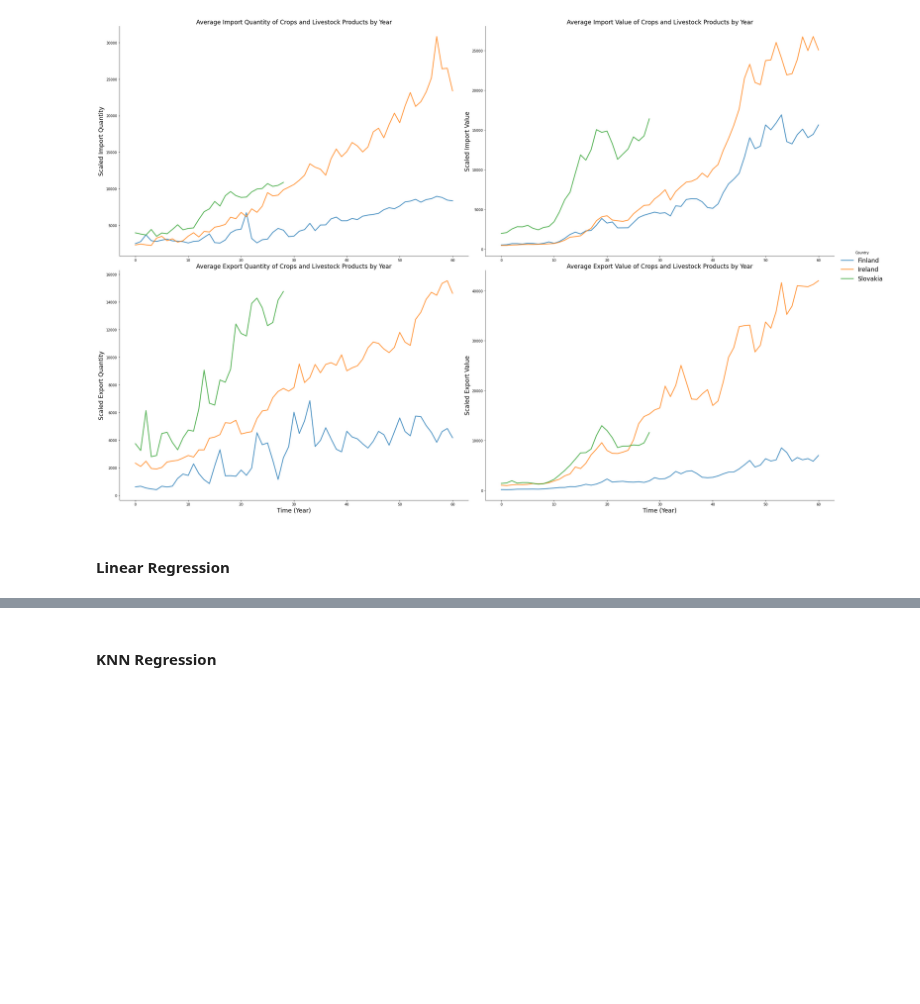
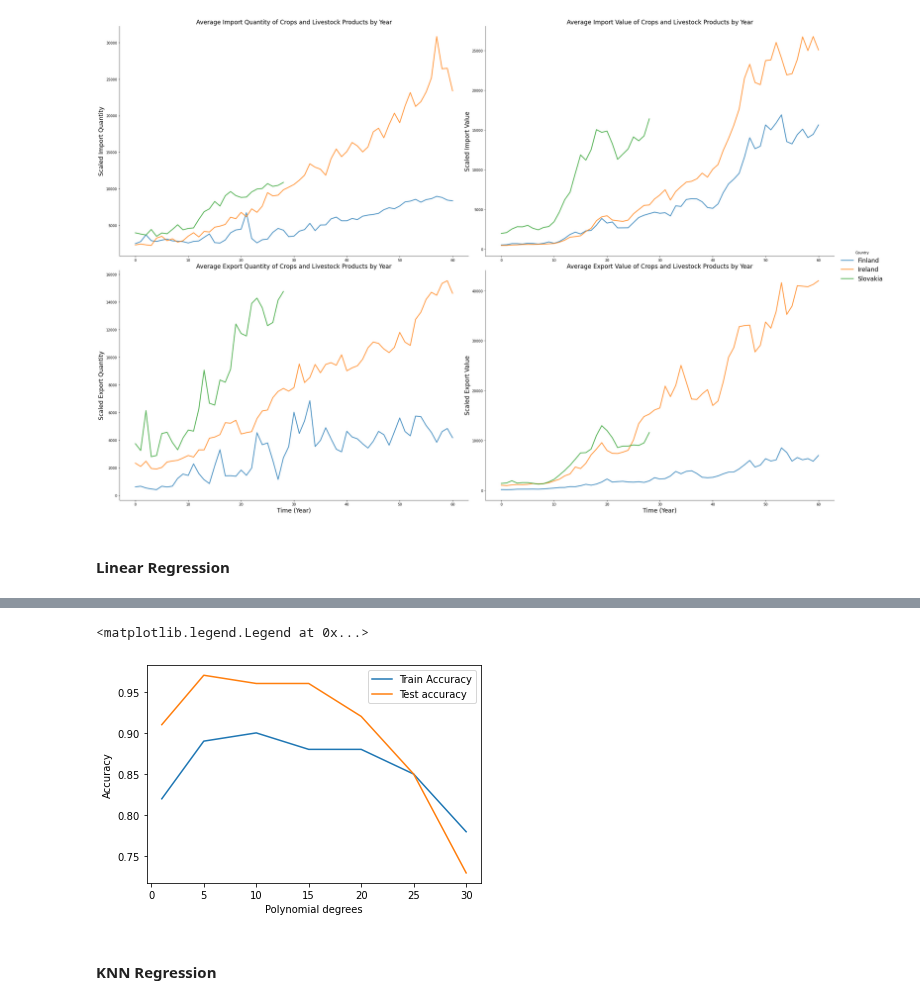
Before and after one commit to CCT-MastersDA/cct-ca2, a Jupyter notebook: jupyter/ML.ipynb, the cells around one changed output, grey strips where cells are left out. Saved outputs shown, nothing was run; the diff lists cells and outputs as text; code cells hidden in the pictures; blank space fills up the shorter version.

```diff
--- a/jupyter/ML.ipynb
+++ b/jupyter/ML.ipynb
@@ -200,7 +200,7 @@ def run_naive_bayes_classifier(X, y):
 
     return cf
 
-def apply_min_max_scaler(df, colslist=[]):
+def run_min_max_scaler(df, colslist=[]):
     '''
     This function applies the min/max scaler to the specified columns.
 
@@ -219,6 +219,33 @@ def apply_min_max_scaler(df, colslist=[]):
     df_scaler = pd.DataFrame(df_scaler)
     df_scaler.columns = colslist
     return df_scaler
+
+def run_poly_regression(X, y, target_name, degrees=[1, 5, 10, 15, 20, 25, 30, 35, 40, 45, 50]):
+    # splitting data into train and test data for each vehicle
+    X_train, X_test, y_train, y_test = train_test_split(X, y, test_size=.3, random_state=42)
+
+    # reshape X train and test data
+    X_train = X_train.values.reshape(-1, 1)
+    X_test = X_test.values.reshape(-1, 1)
+
+    # creating y train and test result structure for each degree
+    y_train_pred = np.zeros((len(X_train), len(degrees)))
+    y_test_pred = np.zeros((len(X_test), len(degrees)))
+
+    # trying linear regression with different degrees
+    for i in range(0, len(degrees)):
+        y_train_pred_i, y_test_pred_i = run_linear_regression(X_train, y_train, X_test, degrees[i])
+        y_train_pred[:, i] = y_train_pred_i
+        y_test_pred[:, i]  = y_test_pred_i
+
+    # generate the validation results per degree with r2 score
+    lr_results = []
+    for i, degree in enumerate(degrees):
+        train_r2 = round(sklearn.metrics.r2_score(y_train, y_train_pred[:, i]), 2)
+        test_r2 = round(sklearn.metrics.r2_score(y_test, y_test_pred[:, i]), 2)
+        lr_results.append([target_name, degree, train_r2, test_r2])
+
+    return lr_results, X_train, X_test, y_train, y_test, y_train_pred, y_test_pred
 
 def run_linear_regression(X_train, y_train, X_test, degree=1):
     '''
@@ -669,3 +725,13 @@ plt.legend()
+# %%
+df = res_df[(res_df['Element'] == 'Import Quantity')&(res_df['Area'] == 'Finland')]
+plt.plot(df['Degree'], df['Train_R2'], label="Train Accuracy")
+plt.plot(df['Degree'], df['Test_R2'], label="Test accuracy")
+plt.ylabel("Accuracy")
+plt.xlabel("Polynomial degrees")
+plt.legend()
+# %% [output]
+<matplotlib.legend.Legend at 0x...>
+[figure, added]
 # %% [markdown]
 #### KNN Regression
 # %%
```
Also changed, not shown: parts of 6 cells of this notebook.
